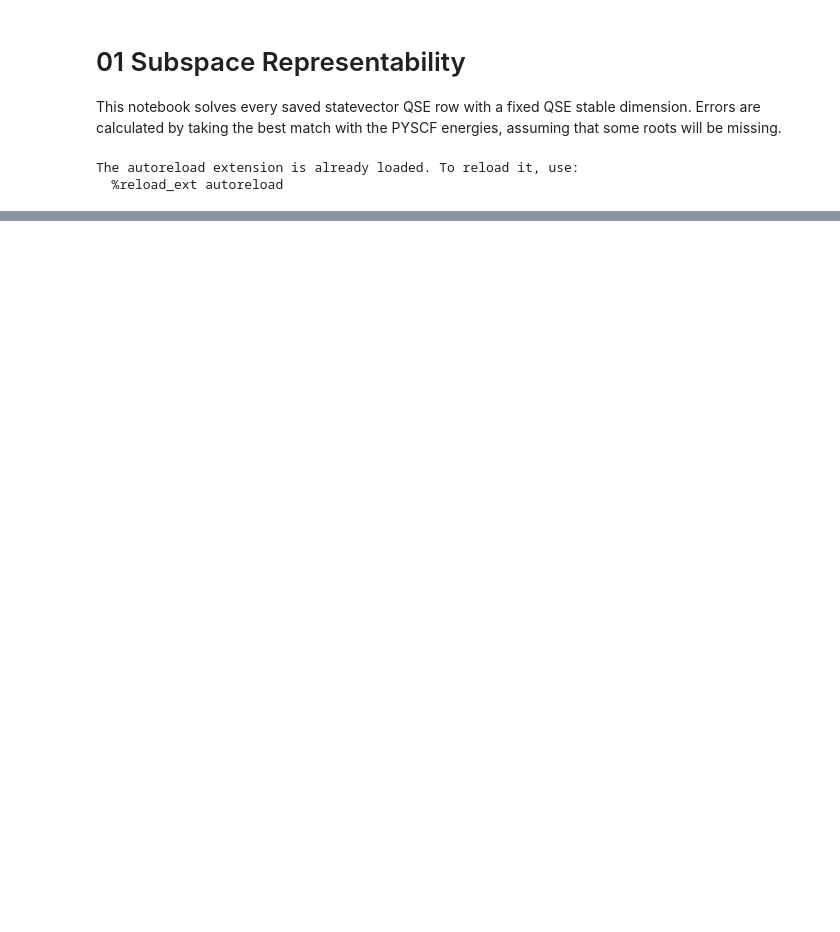
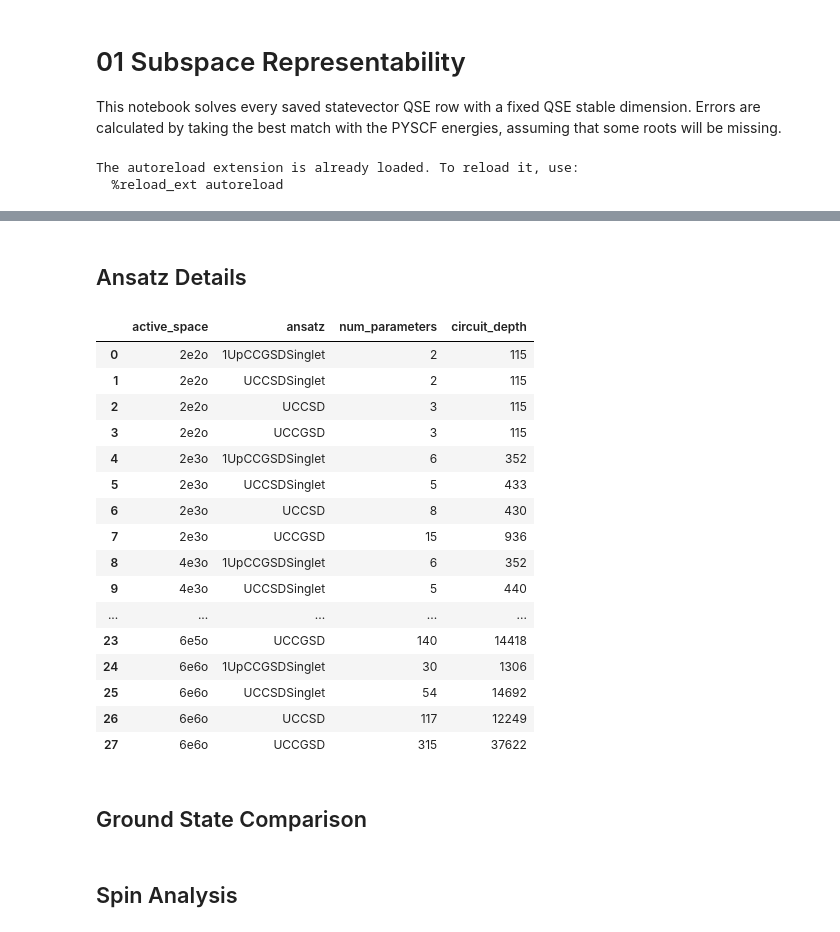
Before and after one commit to naythanyeo/qse-practical-analysis, a Jupyter notebook: notebooks/01_subspace_representability.ipynb, the cells around one changed output, grey strips where cells are left out. Drawn from its saved outputs; the diff is of its cells as text; code cells hidden in the pictures; blank space fills up the shorter version.

```diff
--- a/notebooks/01_subspace_representability.ipynb
+++ b/notebooks/01_subspace_representability.ipynb
@@ -113,6 +118,15 @@ def get_spin_contamination(spin_values, expansion):
     if expansion == "triplet_all":
         triplet_spins = spin_values.reshape(-1, 3)
         return np.max(np.abs(triplet_spins - 2.0), axis=1).tolist()
+
+# Match individaul spin to the best paring roots
+def match_spin_contamination(best_energy_pairs, qse_energies, spin_contamination):
+    qse_spin = dict(zip(qse_energies, spin_contamination))
+
+    return {
+        str(root): np.nan if qse_energy is None else qse_spin[qse_energy]
+        for root, (_, qse_energy) in enumerate(best_energy_pairs)
+    }
 # %%
 # Solve every QSE row and add on the energies, spin contamination and subspace
 def solve_subspace_row(row):
@@ -146,6 +160,7 @@ def solve_subspace_row(row):
         )
 
     best_energy_pairs = get_best_pairing(row["pyscf_casci_energies"], qse_energies)
+    spin_contamination = match_spin_contamination(best_energy_pairs, qse_energies, spin_contamination)
 
     return pd.Series({
         "qse_energies": qse_energies,
@@ -190,0 +244,54 @@ Max triplet projection splitting: 2.587910136708e-02
+# %% [markdown]
+## Ansatz Details
+# %%
+# Compare the number of parameters and circuit depth for each ansatz
+ANSATZ_FUNCTIONS = {
+    "1UpCCGSDSinglet": lambda molecule, **kwargs: Ansatz_kUpCCGSDSinglet(molecule, k=1, **kwargs),
+    "UCCSDSinglet": Ansatz_UCCSDSinglet,
+    "UCCSD": Ansatz_UCCSD,
+    "UCCGSD": Ansatz_UCCGSD,
+}
+
+
+def get_ansatz_complexity(active_space, ansatz_name):
+    num_e, num_o = parse_active_space(active_space)
+    molecule = SimpleNamespace(nelec=num_e, nso=2 * num_o, n_active_e=None, n_active_orbs=None)
+    ansatz = ANSATZ_FUNCTIONS[ansatz_name](molecule, use_mp2_guess=False)
+
+    return len(ansatz.param_names), ansatz.circuit.depth
+
+
+ansatz_complexity = []
+
+for active_space in sorted(df_sv["active_space"].unique(), key=parse_active_space):
+    for ansatz_name in ANSATZ_FUNCTIONS:
+        num_parameters, circuit_depth = get_ansatz_complexity(active_space, ansatz_name)
+        ansatz_complexity.append({
+            "active_space": active_space,
+            "ansatz": ansatz_name,
+            "num_parameters": num_parameters,
+            "circuit_depth": circuit_depth,
+        })
+
+df_ansatz_complexity = pd.DataFrame(ansatz_complexity)
+df_ansatz_complexity
+# %% [output]
+|  | active_space | ansatz | num_parameters | circuit_depth |
+| 0 | 2e2o | 1UpCCGSDSinglet | 2 | 115 |
+| 1 | 2e2o | UCCSDSinglet | 2 | 115 |
+| 2 | 2e2o | UCCSD | 3 | 115 |
+| 3 | 2e2o | UCCGSD | 3 | 115 |
+| 4 | 2e3o | 1UpCCGSDSinglet | 6 | 352 |
+| 5 | 2e3o | UCCSDSinglet | 5 | 433 |
+| 6 | 2e3o | UCCSD | 8 | 430 |
+| 7 | 2e3o | UCCGSD | 15 | 936 |
+| 8 | 4e3o | 1UpCCGSDSinglet | 6 | 352 |
+| 9 | 4e3o | UCCSDSinglet | 5 | 440 |
+| ... | ... | ... | ... | ... |
+| 23 | 6e5o | UCCGSD | 140 | 14418 |
+| 24 | 6e6o | 1UpCCGSDSinglet | 30 | 1306 |
+| 25 | 6e6o | UCCSDSinglet | 54 | 14692 |
+| 26 | 6e6o | UCCSD | 117 | 12249 |
+| 27 | 6e6o | UCCGSD | 315 | 37622 |
+# %% [markdown]
+## Ground State Comparison
@@ -190,0 +342,2 @@ Max triplet projection splitting: 2.587910136708e-02
+# %% [markdown]
+## Spin Analysis
```
Also changed, not shown: parts of 3 cells of this notebook, 2 other files.
